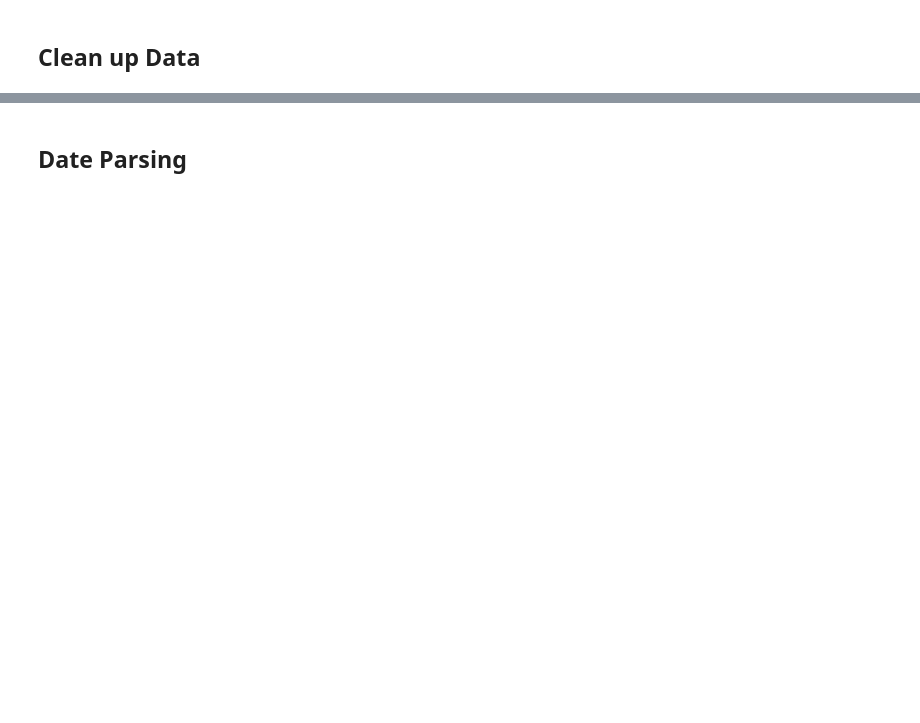
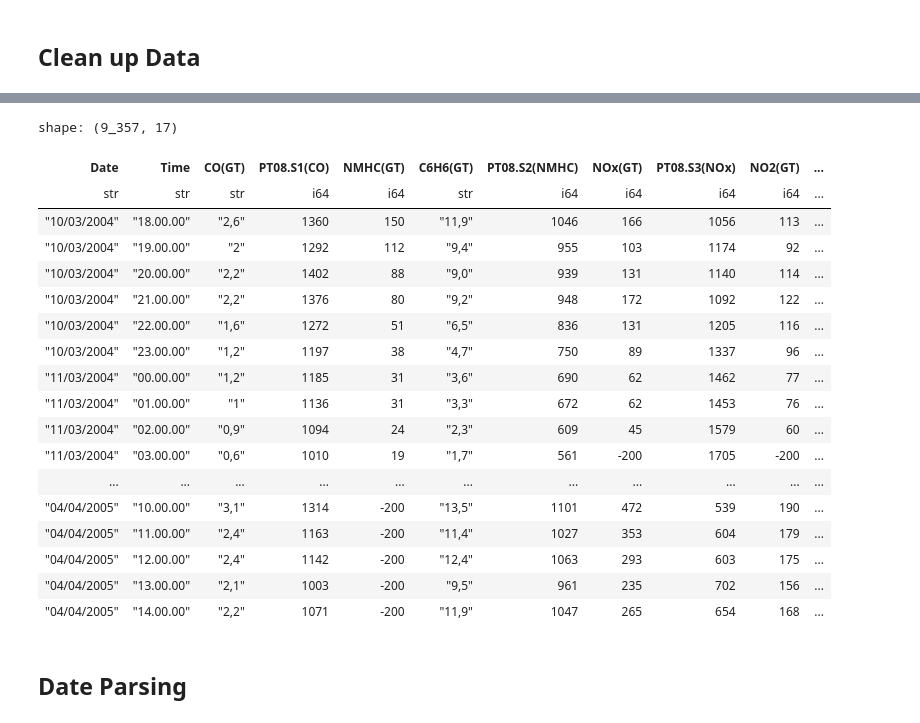
Before and after one commit to thecircuitproject/data-science-jumpstart-with-10-projects-course, a Jupyter notebook: notebooks/06-TimeSeries.ipynb, the cells around one changed output, grey strips where cells are left out. Cells and saved outputs as stored; diff of their text form; code cells hidden in the pictures; blank space fills up the shorter version.

Commit message:
Completed Project 6: Working with Time Series

```diff
--- a/notebooks/06-TimeSeries.ipynb
+++ b/notebooks/06-TimeSeries.ipynb
@@ -39,12 +39,13 @@ https://archive.ics.uci.edu/ml/datasets/Air+Quality
 
 import numpy as np
 import pandas as pd
+import polars as pl
 import zipfile
-with zipfile.ZipFile('data/AirQualityUCI.zip') as zip:
-  df = pd.read_csv(zip.open('AirQualityUCI.csv'), sep=';',
-                  dtype_backend='pyarrow', engine='pyarrow')
+# with zipfile.ZipFile('data/AirQualityUCI.zip') as zip:
+#   df = pd.read_csv(zip.open('AirQualityUCI.csv'), sep=';',
+#                   dtype_backend='pyarrow', engine='pyarrow')
 
-df
+# df
 # %%
 with zipfile.ZipFile('data/AirQualityUCI.zip') as zip:
   df = pd.read_csv(zip.open('AirQualityUCI.csv'), sep=';',
@@ -54,0 +63,7 @@ df
+# %%
+with zipfile.ZipFile("data/AirQualityUCI.zip") as zip:
+    df_pl = pl.read_csv(
+        zip.open("AirQualityUCI.csv"),
+        separator=";",
+        use_pyarrow=True, # This solves the repeated column "empty" names
+    )
@@ -67,0 +155,27 @@ df.shape
+# %%
+(df_pl
+ .with_columns(
+     pl.col(pl.Utf8).replace({"":None}) # Fill `""` as null in string columnsa
+ )
+ .filter(~pl.all_horizontal(pl.all().is_null()))
+)
+# %% [output]
+shape: (9_357, 17)
+| Date | Time | CO(GT) | PT08.S1(CO) | NMHC(GT) | C6H6(GT) | PT08.S2(NMHC) | NOx(GT) | PT08.S3(NOx) | NO2(GT) | ... |
+| str | str | str | i64 | i64 | str | i64 | i64 | i64 | i64 | ... |
+| "10/03/2004" | "18.00.00" | "2,6" | 1360 | 150 | "11,9" | 1046 | 166 | 1056 | 113 | ... |
+| "10/03/2004" | "19.00.00" | "2" | 1292 | 112 | "9,4" | 955 | 103 | 1174 | 92 | ... |
+| "10/03/2004" | "20.00.00" | "2,2" | 1402 | 88 | "9,0" | 939 | 131 | 1140 | 114 | ... |
+| "10/03/2004" | "21.00.00" | "2,2" | 1376 | 80 | "9,2" | 948 | 172 | 1092 | 122 | ... |
+| "10/03/2004" | "22.00.00" | "1,6" | 1272 | 51 | "6,5" | 836 | 131 | 1205 | 116 | ... |
+| "10/03/2004" | "23.00.00" | "1,2" | 1197 | 38 | "4,7" | 750 | 89 | 1337 | 96 | ... |
+| "11/03/2004" | "00.00.00" | "1,2" | 1185 | 31 | "3,6" | 690 | 62 | 1462 | 77 | ... |
+| "11/03/2004" | "01.00.00" | "1" | 1136 | 31 | "3,3" | 672 | 62 | 1453 | 76 | ... |
+| "11/03/2004" | "02.00.00" | "0,9" | 1094 | 24 | "2,3" | 609 | 45 | 1579 | 60 | ... |
+| "11/03/2004" | "03.00.00" | "0,6" | 1010 | 19 | "1,7" | 561 | -200 | 1705 | -200 | ... |
+| ... | ... | ... | ... | ... | ... | ... | ... | ... | ... | ... |
+| "04/04/2005" | "10.00.00" | "3,1" | 1314 | -200 | "13,5" | 1101 | 472 | 539 | 190 | ... |
+| "04/04/2005" | "11.00.00" | "2,4" | 1163 | -200 | "11,4" | 1027 | 353 | 604 | 179 | ... |
+| "04/04/2005" | "12.00.00" | "2,4" | 1142 | -200 | "12,4" | 1063 | 293 | 603 | 175 | ... |
+| "04/04/2005" | "13.00.00" | "2,1" | 1003 | -200 | "9,5" | 961 | 235 | 702 | 156 | ... |
+| "04/04/2005" | "14.00.00" | "2,2" | 1071 | -200 | "11,9" | 1047 | 265 | 654 | 168 | ... |
```
Also changed, not shown: parts of 82 cells of this notebook.
